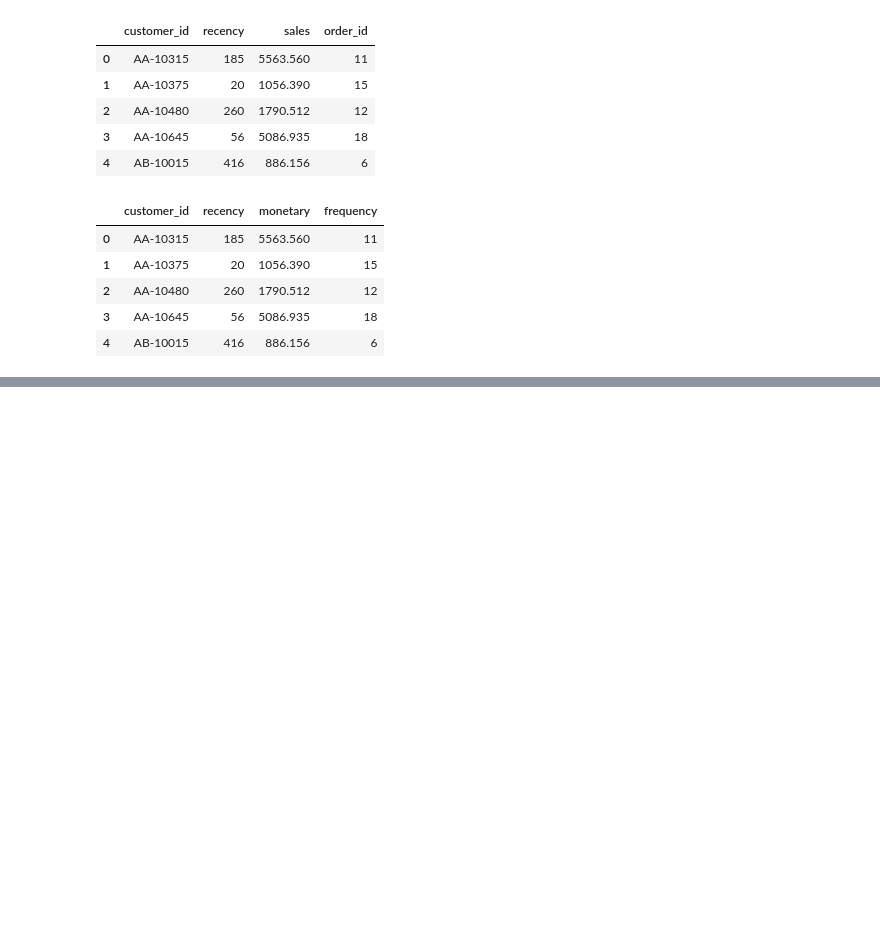
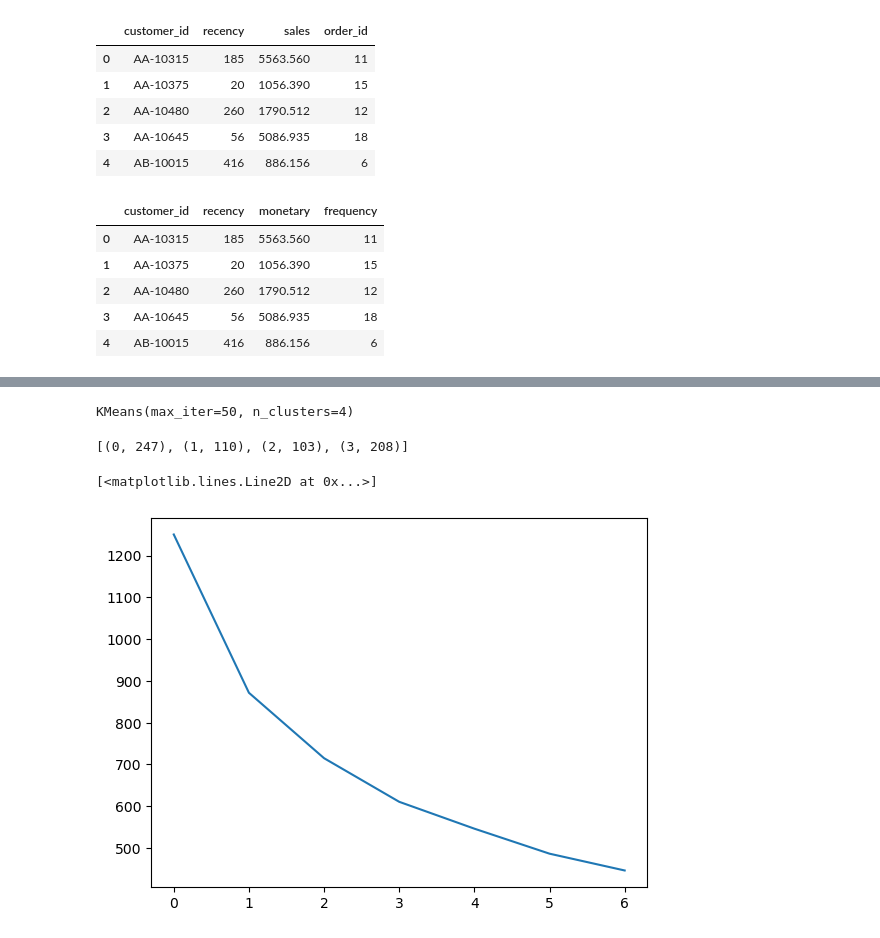
Before and after one commit to Paul-Sabin/E-Commerce, a Jupyter notebook: EDA_e-shop.ipynb, the cells around one changed output, grey strips where cells are left out. Cells and saved outputs as stored; diff of their text form; code cells hidden in the pictures; blank space fills up the shorter version.

Commit message:
With clustering

```diff
--- a/EDA_e-shop.ipynb
+++ b/EDA_e-shop.ipynb
@@ -271,0 +338,15 @@ display(customer_patterns.head())
+# %%
+from sklearn.preprocessing import StandardScaler
+# Rescaling the attributes
+rfm_df = filtered_customer_patterns[['monetary', 'frequency','recency']]
+
+# Instantiate
+scaler = StandardScaler()
+
+# fit_transform
+rfm_df_scaled = scaler.fit_transform(rfm_df)
+rfm_df_scaled.shape
+
+rfm_df_scaled = pd.DataFrame(rfm_df_scaled)
+rfm_df_scaled.columns = ['monetary', 'frequency','recency']
+rfm_df_scaled.head()
@@ -271,0 +360,32 @@ display(customer_patterns.head())
+# %%
+# k-means with some arbitrary k
+kmeans = KMeans(n_clusters=4, max_iter=50)
+kmeans.fit(rfm_df_scaled)
+# %% [output]
+KMeans(max_iter=50, n_clusters=4)
+# %%
+# k-means with some arbitrary k
+kmeans = KMeans(n_clusters=4, max_iter=50)
+kmeans.fit(rfm_df_scaled)
+# Assign the labels to each data point, and execute the following script.
+from collections import Counter
+kmeans.labels_
+label_list=kmeans.labels_
+sorted(Counter(label_list).items())
+# %% [output]
+[(0, 247), (1, 110), (2, 103), (3, 208)]
+# %%
+# Elbow-curve /SSD
+ssd = []
+range_n_clusters = [2, 3, 4, 5, 6, 7, 8]
+for num_clusters in range_n_clusters:
+    kmeans = KMeans(n_clusters=num_clusters, max_iter=50)
+    kmeans.fit(rfm_df_scaled)
+
+    ssd.append(kmeans.inertia_)
+
+# plot the SSDs for each n_clusters
+plt.plot(ssd)
+# %% [output]
+[<matplotlib.lines.Line2D at 0x...>]
+[figure, added]
```
Also changed, not shown: parts of 12 cells of this notebook.
